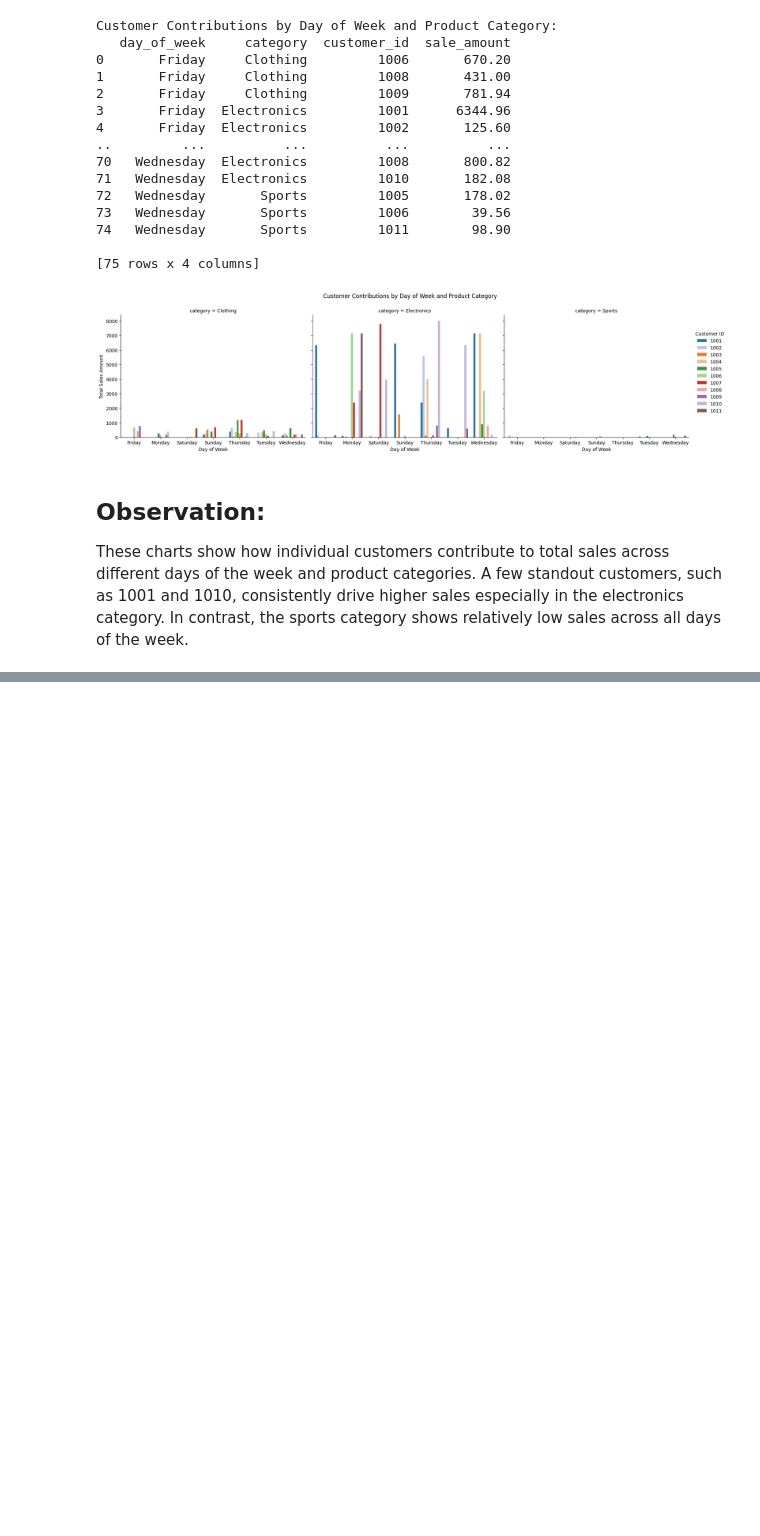
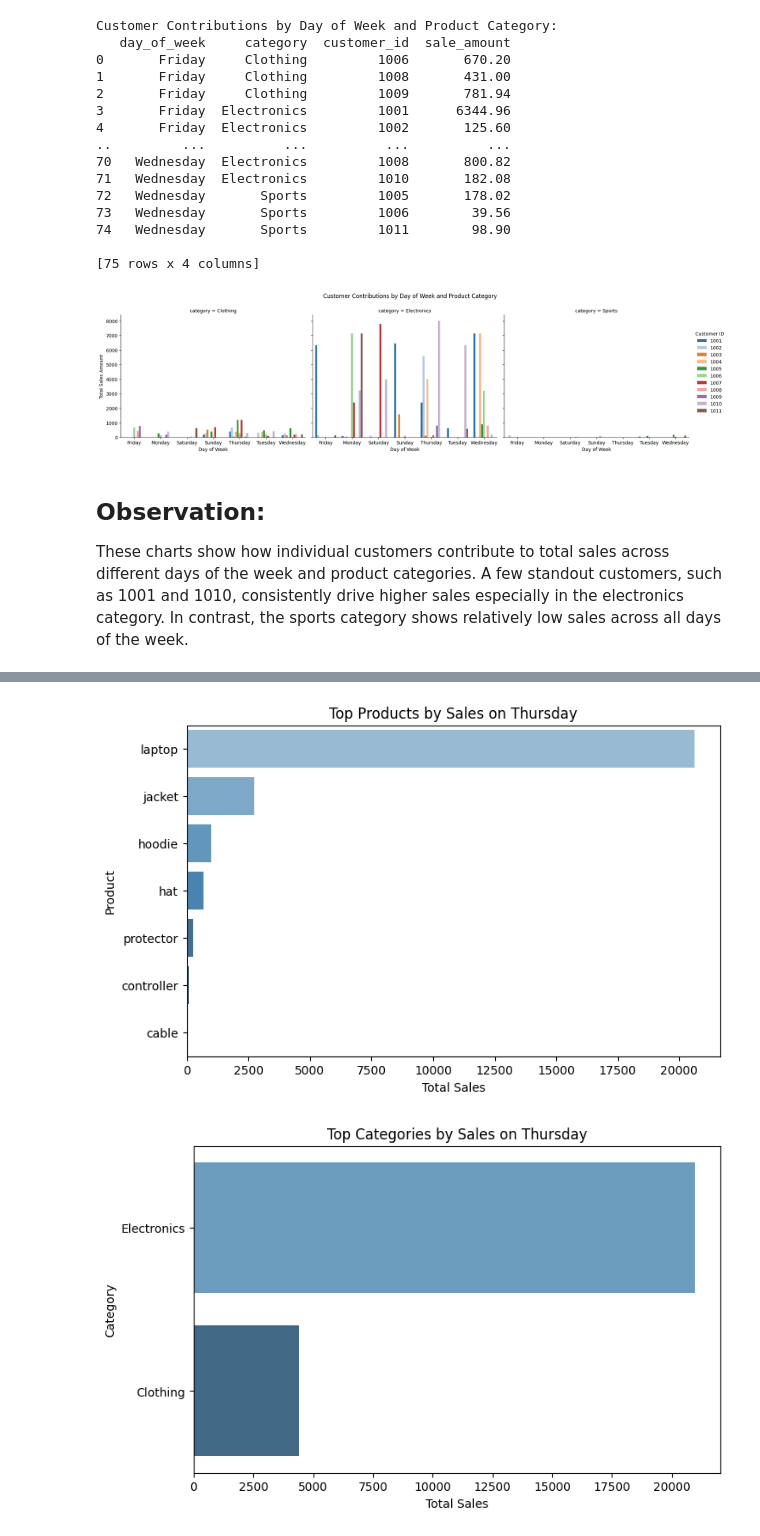
Before and after one commit to abeaderstadt/smart-store-beaderstadt, a Jupyter notebook: scripts/olap/sales_day_analysis_final.ipynb, the cells around one changed output, grey strips where cells are left out. Cells and saved outputs as stored; diff of their text form; code cells hidden in the pictures; blank space fills up the shorter version.

Commit message:
Update charts

```diff
--- a/scripts/olap/sales_day_analysis_final.ipynb
+++ b/scripts/olap/sales_day_analysis_final.ipynb
@@ -293,0 +332,36 @@ These charts show how individual customers contribute to total sales across diff
+# %%
+# Thursday data
+thursday_df = final_df[final_df['day_of_week'] == 'Thursday']
+
+# Get the top products by sales on Thursday
+top_products = thursday_df.groupby(['product_name'])['sale_amount'].sum().reset_index()
+
+# Sort by sales amount to get the top products
+top_products = top_products.sort_values(by='sale_amount', ascending=False)
+
+# Plot the top products
+plt.figure(figsize=(8, 5))
+sns.barplot(data=top_products, x='sale_amount', y='product_name', hue='product_name', palette='Blues_d', legend=False)
+plt.title('Top Products by Sales on Thursday')
+plt.xlabel('Total Sales')
+plt.ylabel('Product')
+plt.show()
+
+# Top Categories
+plt.figure(figsize=(8, 5))
+sns.barplot(data=top_categories, x='sale_amount', y='category', hue='category', palette='Blues_d', legend=False)
+plt.title('Top Categories by Sales on Thursday')
+plt.xlabel('Total Sales')
+plt.ylabel('Category')
+plt.show()
+
+# Top Customers
+plt.figure(figsize=(8, 5))
+sns.barplot(data=top_customers.head(10), x='customer_id', y='sale_amount', hue='customer_id', palette='Purples_d', legend=False)
+plt.title('Top 10 Customers by Sales on Thursday')
+plt.xlabel('Customer ID')
+plt.ylabel('Total Sales')
+plt.show()
+# %% [output]
+[figure, added]
+[figure, added]
```
Also changed, not shown: parts of 7 cells of this notebook.
